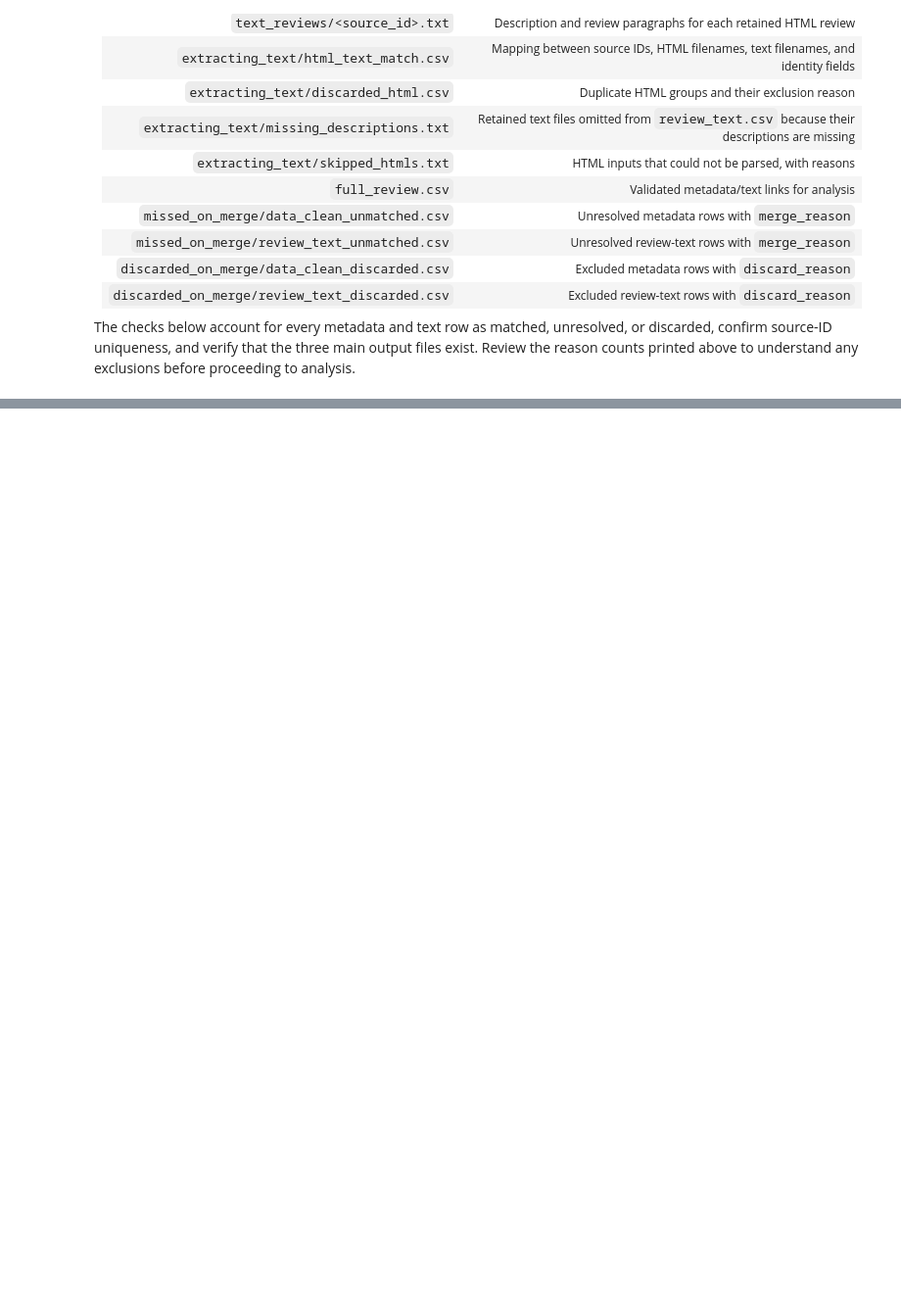
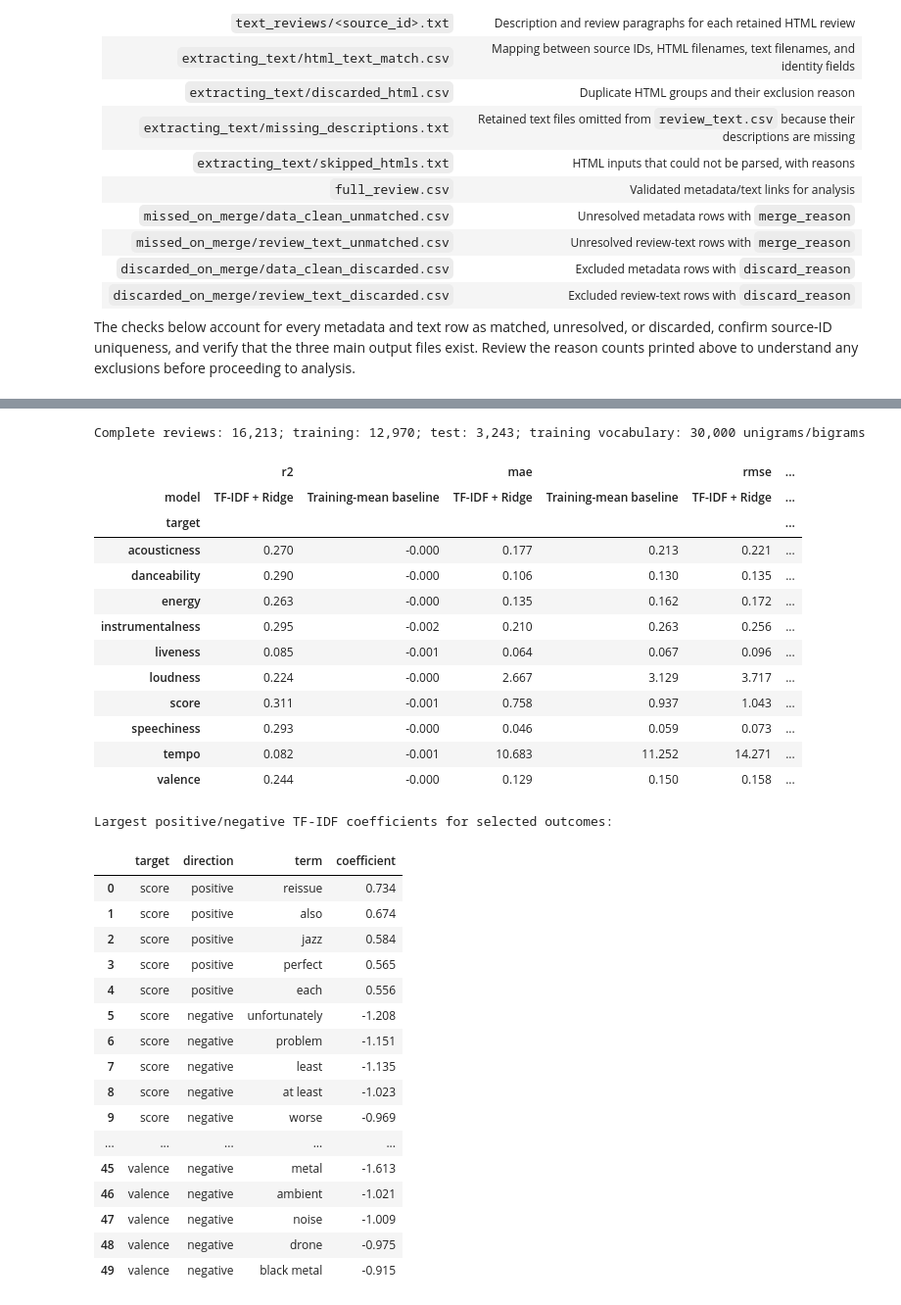
Before and after one commit to Oneplus-2997/objectively-reviewed-cos424, a Jupyter notebook: main_notebook.ipynb, the cells around one changed output, grey strips where cells are left out. Shown at 98% size. Cells and saved outputs as stored; diff of their text form; code cells hidden in the pictures; blank space fills up the shorter version.

Commit message:
Add NLP initial preliminary results to main python notebook

```diff
--- a/main_notebook.ipynb
+++ b/main_notebook.ipynb
@@ -1212,0 +1510,57 @@ print("Workflow complete. Final dataset:", FULL_REVIEW_CSV)
+# %%
+sys.path.insert(0, str(REPO_ROOT / "scripts"))
+from preliminary_results import fit_tfidf_baseline
+
+nlp_data = pd.read_csv(FULL_REVIEW_CSV)
+metrics, top_terms, model_info = fit_tfidf_baseline(nlp_data)
+print(
+    f"Complete reviews: {model_info['complete_rows']:,}; "
+    f"training: {model_info['train_rows']:,}; test: {model_info['test_rows']:,}; "
+    f"training vocabulary: {model_info['vocabulary_size']:,} unigrams/bigrams"
+)
+
+metric_table = metrics.pivot(
+    index="target", columns="model", values=["r2", "mae", "rmse"]
+)
+display(metric_table.round(3))
+
+print("Largest positive/negative TF-IDF coefficients for selected outcomes:")
+selected_terms = top_terms[
+    top_terms["target"].isin(
+        ["score", "danceability", "energy", "acousticness", "valence"]
+    )
+].groupby(["target", "direction"], sort=False).head(5)
+display(selected_terms.reset_index(drop=True).round({"coefficient": 3}))
+# %% [output]
+Complete reviews: 16,213; training: 12,970; test: 3,243; training vocabulary: 30,000 unigrams/bigrams
+|  | r2 |  | mae |  | rmse | ... |
+| model | TF-IDF + Ridge | Training-mean baseline | TF-IDF + Ridge | Training-mean baseline | TF-IDF + Ridge | ... |
+| target |  |  |  |  |  | ... |
+| acousticness | 0.270 | -0.000 | 0.177 | 0.213 | 0.221 | ... |
+| danceability | 0.290 | -0.000 | 0.106 | 0.130 | 0.135 | ... |
+| energy | 0.263 | -0.000 | 0.135 | 0.162 | 0.172 | ... |
+| instrumentalness | 0.295 | -0.002 | 0.210 | 0.263 | 0.256 | ... |
+| liveness | 0.085 | -0.001 | 0.064 | 0.067 | 0.096 | ... |
+| loudness | 0.224 | -0.000 | 2.667 | 3.129 | 3.717 | ... |
+| score | 0.311 | -0.001 | 0.758 | 0.937 | 1.043 | ... |
+| speechiness | 0.293 | -0.000 | 0.046 | 0.059 | 0.073 | ... |
+| tempo | 0.082 | -0.001 | 10.683 | 11.252 | 14.271 | ... |
+| valence | 0.244 | -0.000 | 0.129 | 0.150 | 0.158 | ... |
+Largest positive/negative TF-IDF coefficients for selected outcomes:
+|  | target | direction | term | coefficient |
+| 0 | score | positive | reissue | 0.734 |
+| 1 | score | positive | also | 0.674 |
+| 2 | score | positive | jazz | 0.584 |
+| 3 | score | positive | perfect | 0.565 |
+| 4 | score | positive | each | 0.556 |
+| 5 | score | negative | unfortunately | -1.208 |
+| 6 | score | negative | problem | -1.151 |
+| 7 | score | negative | least | -1.135 |
+| 8 | score | negative | at least | -1.023 |
+| 9 | score | negative | worse | -0.969 |
+| ... | ... | ... | ... | ... |
+| 45 | valence | negative | metal | -1.613 |
+| 46 | valence | negative | ambient | -1.021 |
+| 47 | valence | negative | noise | -1.009 |
+| 48 | valence | negative | drone | -0.975 |
+| 49 | valence | negative | black metal | -0.915 |
```
Also changed, not shown: parts of 34 cells of this notebook, 3 other files.
